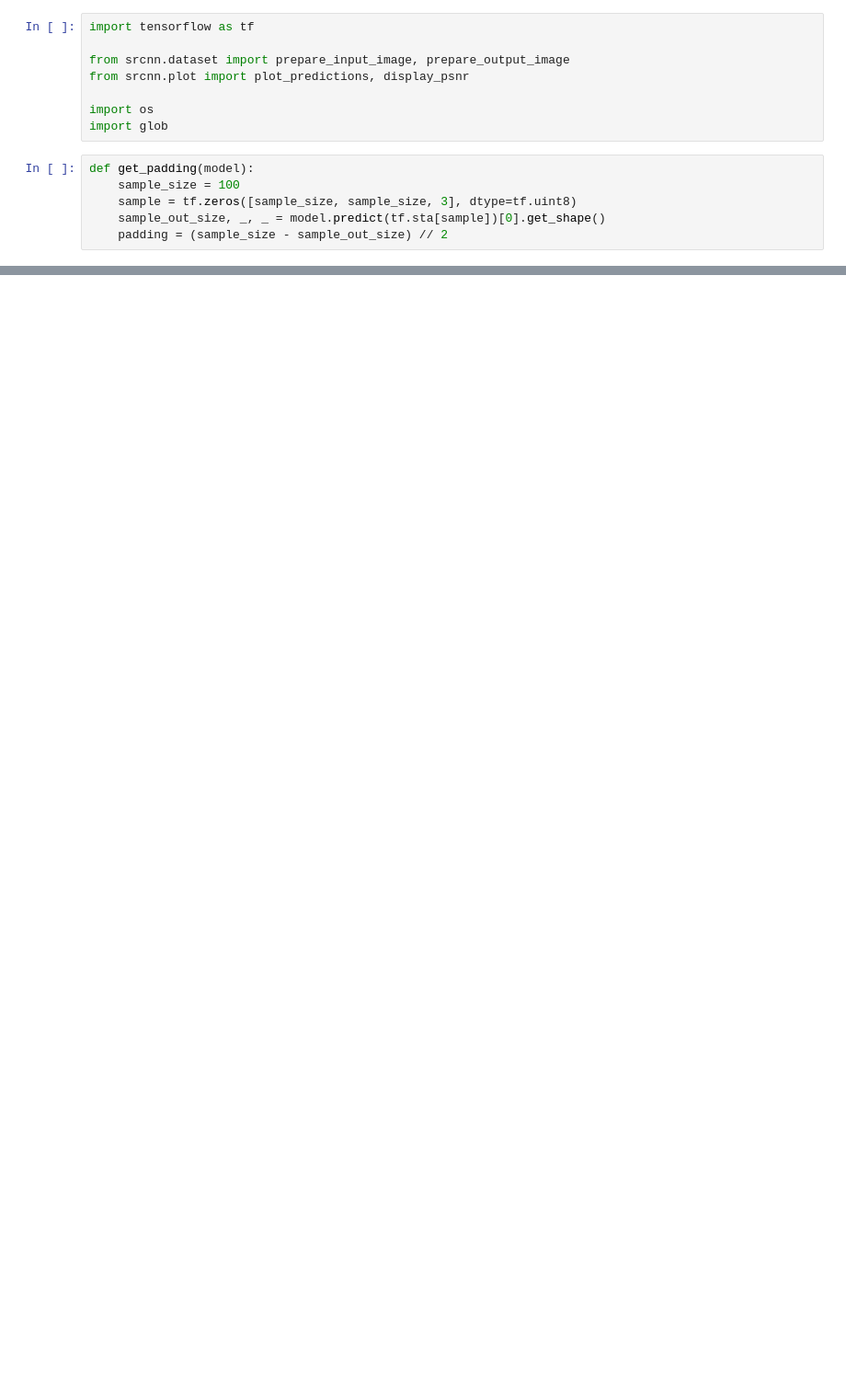
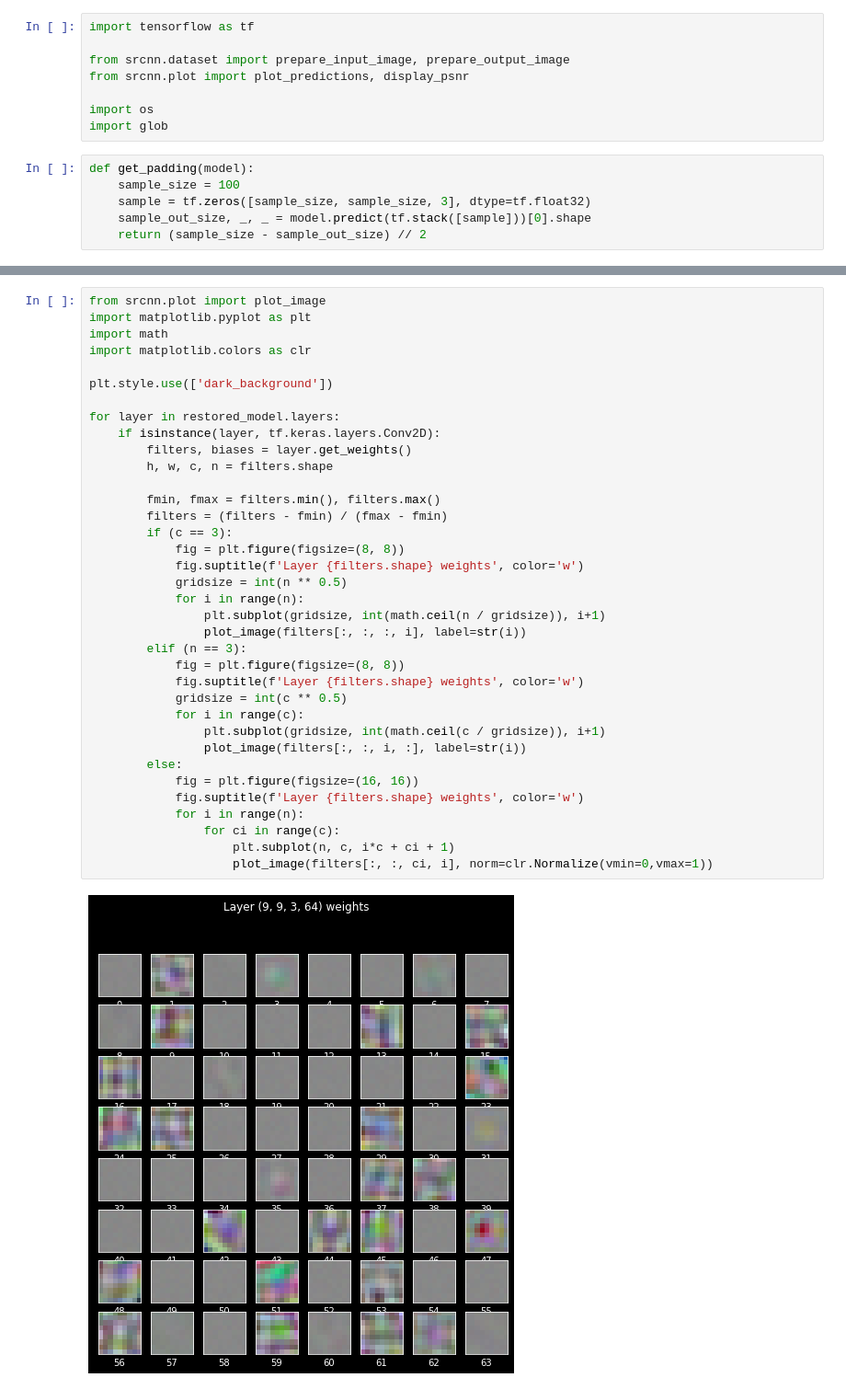
Before and after one commit to juliabeliaeva/srcnn, a Jupyter notebook: srcnn-eval.ipynb, the cells around one changed output, grey strips where cells are left out. Shown at 92% size. Drawn from its saved outputs; the diff is of its cells as text; blank space fills up the shorter version.

Commit message:
visualize weights

```diff
--- a/srcnn-eval.ipynb
+++ b/srcnn-eval.ipynb
@@ -9,9 +9,9 @@ import glob
 # %%
 def get_padding(model):
     sample_size = 100
-    sample = tf.zeros([sample_size, sample_size, 3], dtype=tf.uint8)
-    sample_out_size, _, _ = model.predict(tf.sta[sample])[0].get_shape()
-    padding = (sample_size - sample_out_size) // 2
+    sample = tf.zeros([sample_size, sample_size, 3], dtype=tf.float32)
+    sample_out_size, _, _ = model.predict(tf.stack([sample]))[0].shape
+    return (sample_size - sample_out_size) // 2
 # %%
 model_dir='models'
 model_path = max(glob.iglob(os.path.join(model_dir, "*.h5")), key=os.path.getctime)
@@ -41,0 +52,38 @@ ValueError: Input 0 of layer sequential is incompatible with the layer: expected
+# %%
+from srcnn.plot import plot_image
+import matplotlib.pyplot as plt
+import math
+import matplotlib.colors as clr
+
+plt.style.use(['dark_background'])
+
+for layer in restored_model.layers:
+    if isinstance(layer, tf.keras.layers.Conv2D):
+        filters, biases = layer.get_weights()
+        h, w, c, n = filters.shape
+
+        fmin, fmax = filters.min(), filters.max()
+        filters = (filters - fmin) / (fmax - fmin)
+        if (c == 3):
+            fig = plt.figure(figsize=(8, 8))
+            fig.suptitle(f'Layer {filters.shape} weights', color='w')
+            gridsize = int(n ** 0.5)
+            for i in range(n):
+                plt.subplot(gridsize, int(math.ceil(n / gridsize)), i+1)
+                plot_image(filters[:, :, :, i], label=str(i))
+        elif (n == 3):
+            fig = plt.figure(figsize=(8, 8))
+            fig.suptitle(f'Layer {filters.shape} weights', color='w')
+            gridsize = int(c ** 0.5)
+            for i in range(c):
+                plt.subplot(gridsize, int(math.ceil(c / gridsize)), i+1)
+                plot_image(filters[:, :, i, :], label=str(i))
+        else:
+            fig = plt.figure(figsize=(16, 16))
+            fig.suptitle(f'Layer {filters.shape} weights', color='w')
+            for i in range(n):
+                for ci in range(c):
+                    plt.subplot(n, c, i*c + ci + 1)
+                    plot_image(filters[:, :, ci, i], norm=clr.Normalize(vmin=0,vmax=1))
+# %% [output]
+[figure, added]
```
Also changed, not shown: parts of 2 cells of this notebook, 1 other file.
